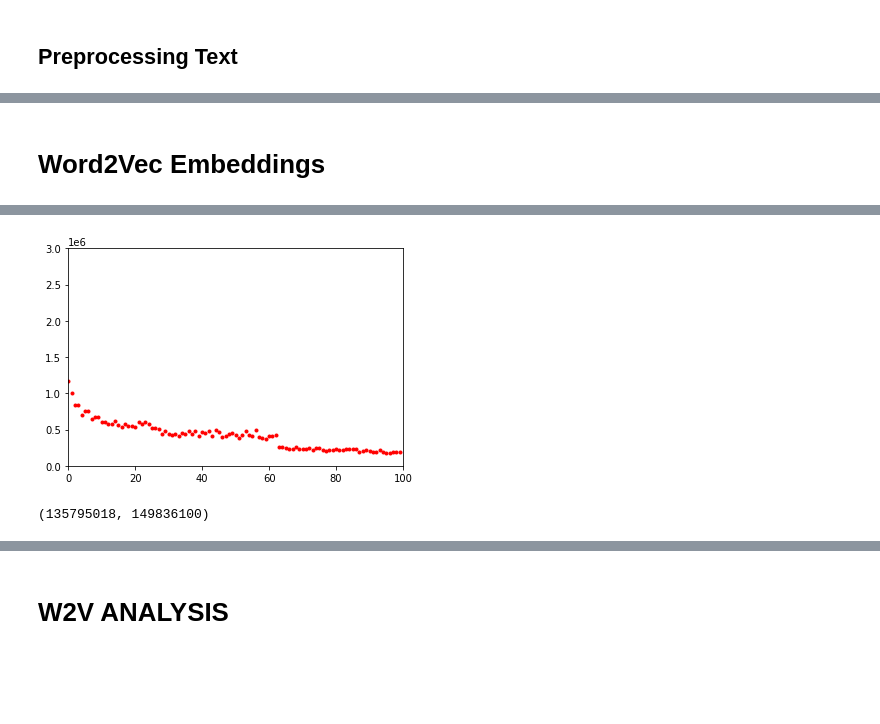
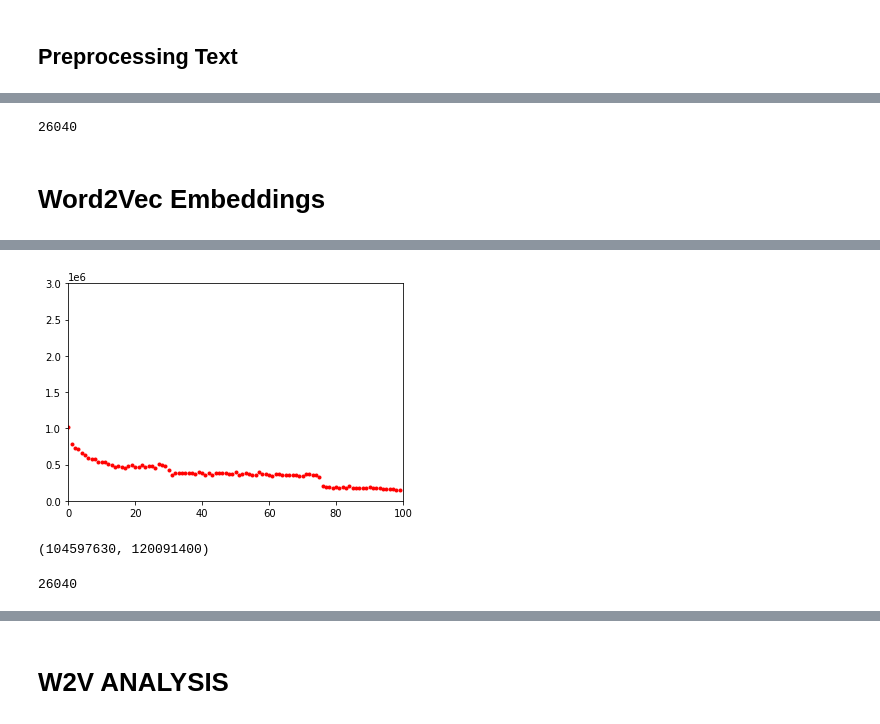
Before and after one commit to zain711/dcipher, a Jupyter notebook: vaccines.ipynb, the cells around one changed output, grey strips where cells are left out. Drawn from its saved outputs; the diff is of its cells as text; code cells hidden in the pictures; blank space fills up the shorter version.

```diff
--- a/vaccines.ipynb
+++ b/vaccines.ipynb
@@ -37,5 +42,7 @@ Drive already mounted at /content/drive; to attempt to forcibly remount, call dr
 # %%
-data = pd.read_json('/content/drive/MyDrive/vaccine-forums-tokenized.json')
-#data.head(5)
-docs = list(data.loc[:, "cleaned_post_text"].values)
-times = list(data.loc[:, "post_published_at"].values)
+data = pd.read_json('/content/drive/MyDrive/vaccine-merged-segmented.json')
+docs = list(data.loc[:, "text"].values)
+times = list(data.loc[:, "date"].values)
+# %%
+new_data = data.groupby(['date']).sum()
+#new_data.head(3)
@@ -41,0 +51,25 @@ times = list(data.loc[:, "post_published_at"].values)
+# %%
+import re
+tokens = list(new_data.loc[:, "tokens"].values)
+
+new_tokens = []
+for_embed = []
+rem_num = []
+my_tokens = []
+count = 0
+for i in tokens:
+  new_tokens.append(" ".join([a.get('value') for a in i]))
+
+#remove numbers and symbols from token list
+for b in new_tokens:
+  rem_num.append(re.sub('[0-9]+', '', b)) #remove numerical tokens
+
+for a in rem_num:
+  my_tokens.append(re.sub(r'[^\w]', ' ', a))
+
+#split tokens for word embeddings
+for x in my_tokens:
+    for_embed.append(x.split())
+
+#for f in for_embed:
+  #count+=len(f)
@@ -68,3 +115,7 @@ for c in docs_clean:
+# %%
+len(docs_clean_old)
+# %% [output]
+26040
 # %%
 #clean times for topic evolution visualization
 clean_times = []
@@ -100,7 +157,7 @@ class callback(CallbackAny2Vec):
         if (self.epoch == 100):
            plt.show()
 # %%
-model = Word2Vec(window = 5, min_count = 5)
-model.build_vocab(sentences)  # prepare the model vocabulary
-model.train(sentences, total_examples=model.corpus_count, epochs=100, compute_loss = True, callbacks=[callback()])
+model = Word2Vec(window = 5, min_count = 10) #increase min_count
+model.build_vocab(for_embed)  # prepare the model vocabulary
+model.train(for_embed, total_examples=model.corpus_count, epochs=100, compute_loss = True, callbacks=[callback()])
 # %% [output]
@@ -124,2 +181,2 @@ Loss after epoch 99: 184660.0
-[figure, old version]
+[figure, new version]
-(135795018, 149836100)
+(104597630, 120091400)
@@ -137,3 +195,7 @@ glove_embedding = WordEmbeddings("/content/drive/My Drive/word2vec_tokenup")
 document_glove_embeddings = DocumentPoolEmbeddings([glove_embedding])
+# %%
+len(docs_clean_old)
+# %% [output]
+26040
 # %%
 #this model recommends training with 50 topics or above
```
Also changed, not shown: parts of 78 cells of this notebook.
